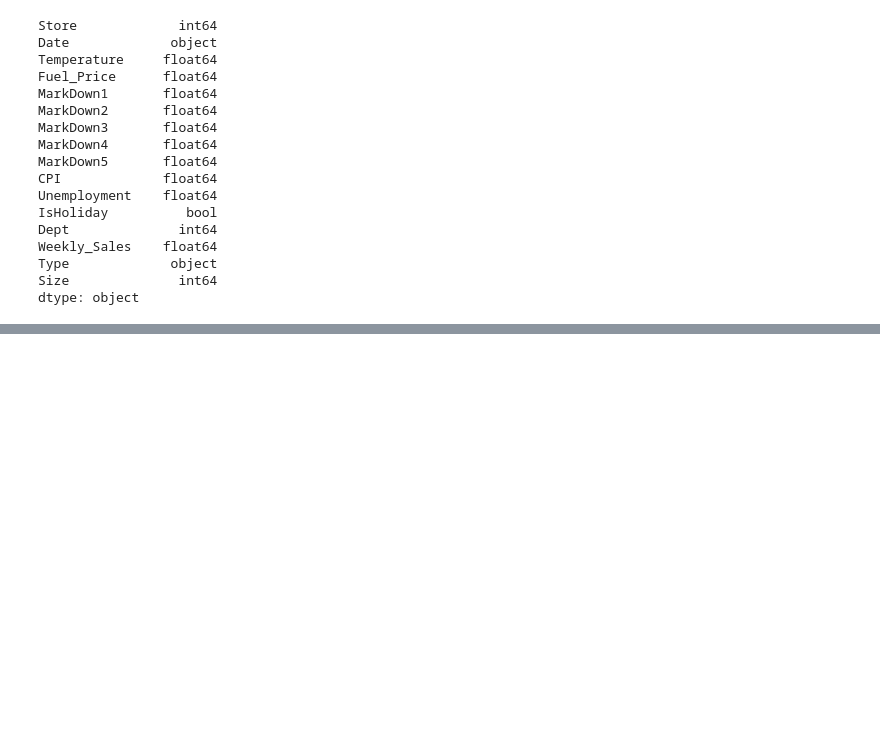
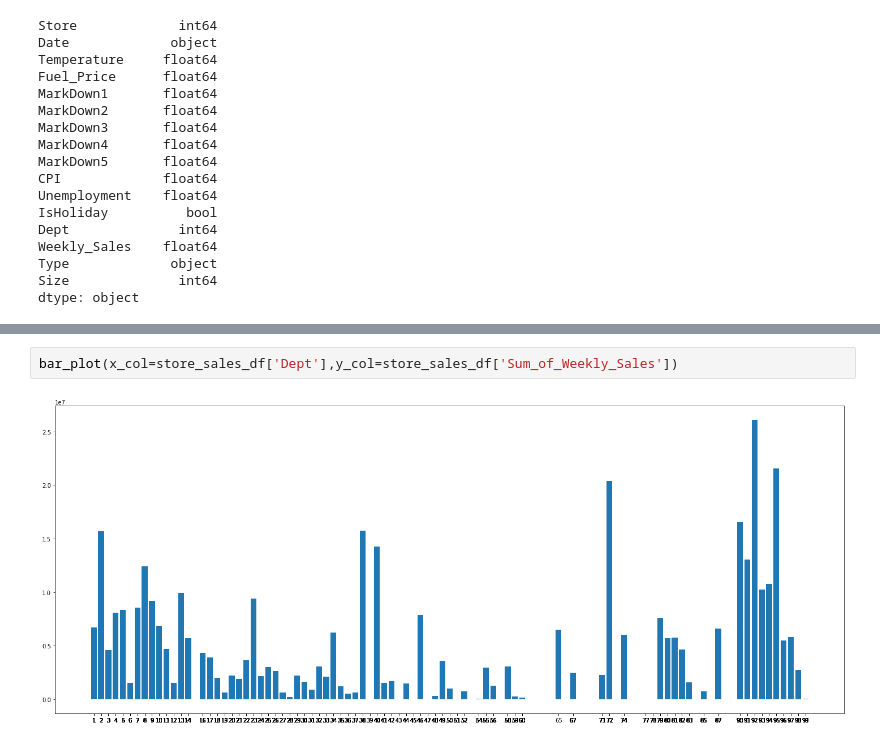
Before and after one commit to sathyanarayanankrishnan/DataScience, a Jupyter notebook: avatar-retail-analytics.ipynb, the cells around one changed output, grey strips where cells are left out. Cells and saved outputs as stored; diff of their text form; blank space fills up the shorter version.

```diff
--- a/avatar-retail-analytics.ipynb
+++ b/avatar-retail-analytics.ipynb
@@ -120,0 +137,4 @@ df_fss
+# %%
+bar_plot(x_col=store_sales_df['Dept'],y_col=store_sales_df['Sum_of_Weekly_Sales'])
+# %% [output]
+[figure, added]
```
Also changed, not shown: parts of 11 cells of this notebook.
